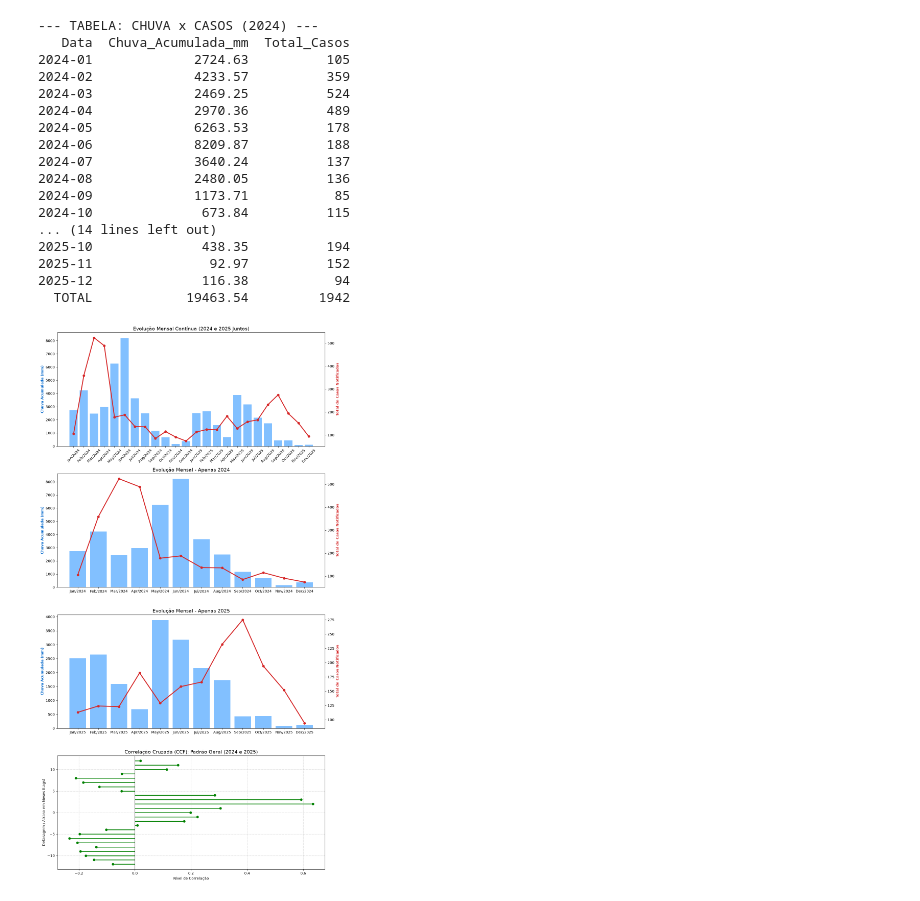
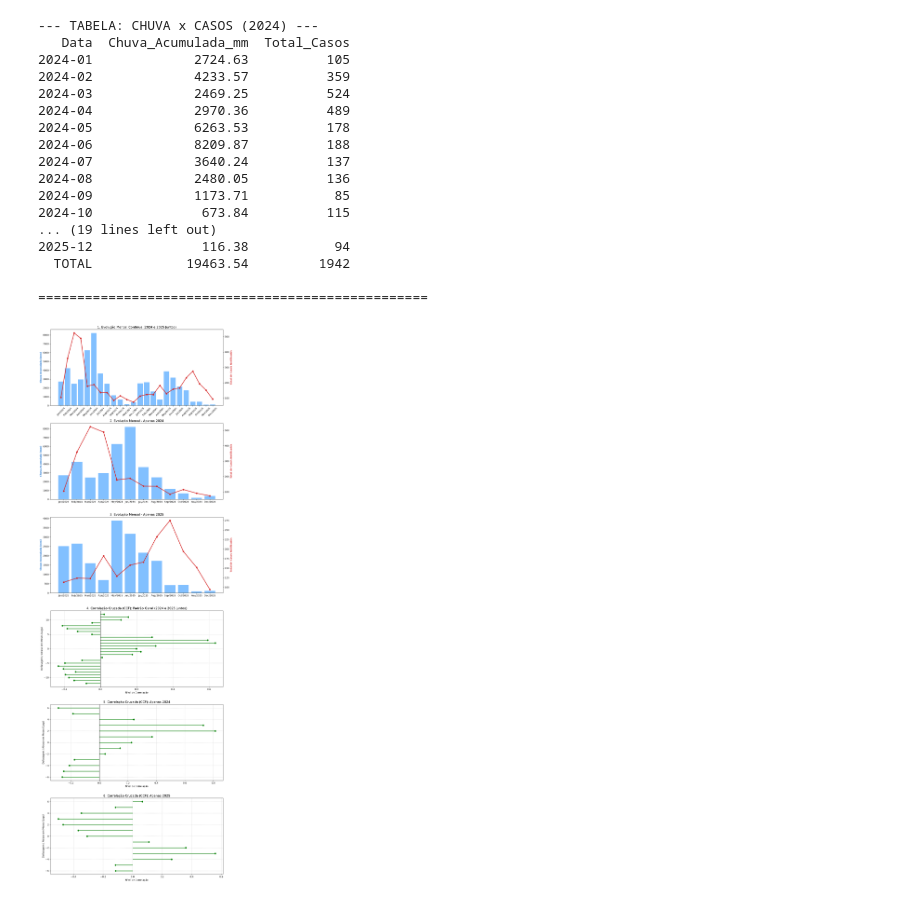
Before and after one commit to beatrizloyola/PULSO, a Jupyter notebook: spike_chuva_casos.ipynb, the cells around one changed output. Cells and saved outputs as stored; diff of their text form; code cells hidden in the pictures.

```diff
--- a/spike_chuva_casos.ipynb
+++ b/spike_chuva_casos.ipynb
@@ -44,80 +44,91 @@ def imprimir_tabela_ano(df_ano, ano_titulo):
     df_tab = pd.concat([df_tab, linha_total], ignore_index=True)
 
     print(f"--- TABELA: CHUVA x CASOS ({ano_titulo}) ---")
-    print(df_tab.to_string(index=False, max_rows=None)) # max_rows=None garante que imprime todos os 12 meses
+    print(df_tab.to_string(index=False, max_rows=None))
+    print("\n" + "="*50 + "\n")
 
-
-# Imprime as tabelas no terminal
 df_2024 = df_grafico[df_grafico['Ano'] == 2024]
 df_2025 = df_grafico[df_grafico['Ano'] == 2025]
 imprimir_tabela_ano(df_2024, "2024")
 imprimir_tabela_ano(df_2025, "2025")
 
-# 6. PLOTAR OS GRÁFICOS (4 Gráficos no total)
-fig, (ax1, ax2, ax3, ax4) = plt.subplots(4, 1, figsize=(12, 22))
+# 6. PLOTAR OS GRÁFICOS (6 Gráficos no total)
+# Aumentamos o tamanho da figura (figsize) para acomodar os 6 de forma legível
+fig, axs = plt.subplots(6, 1, figsize=(12, 34))
 
 # --- Gráfico 1: Sazonalidade Contínua (2024 e 2025 Juntos) ---
 meses_str_all = df_grafico.index.strftime('%b/%Y')
-ax1.bar(meses_str_all, df_grafico['Chuva_Acumulada_mm'], color='#4da6ff', alpha=0.7, label='Chuva (mm)')
-ax1.set_ylabel('Chuva Acumulada (mm)', color='#0066cc', fontweight='bold')
-ax1.tick_params(axis='x', rotation=45)
-ax1_twin = ax1.twinx()
+axs[0].bar(meses_str_all, df_grafico['Chuva_Acumulada_mm'], color='#4da6ff', alpha=0.7, label='Chuva (mm)')
+axs[0].set_ylabel('Chuva Acumulada (mm)', color='#0066cc', fontweight='bold')
+axs[0].tick_params(axis='x', rotation=45)
+ax1_twin = axs[0].twinx()
 ax1_twin.plot(meses_str_all, df_grafico['Total_Casos'], color='#d62728', marker='o', linewidth=2.5, label='Casos')
 ax1_twin.set_ylabel('Total de Casos Notificados', color='#d62728', fontweight='bold')
-ax1.set_title('Evolução Mensal Contínua (2024 e 2025 Juntos)', fontsize=14)
+axs[0].set_title('1. Evolução Mensal Contínua (2024 e 2025 Juntos)', fontsize=14)
 
 # --- Gráfico 2: Sazonalidade Apenas 2024 ---
 meses_str_2024 = df_2024.index.strftime('%b/%Y')
-ax2.bar(meses_str_2024, df_2024['Chuva_Acumulada_mm'], color='#4da6ff', alpha=0.7, label='Chuva (mm)')
-ax2.set_ylabel('Chuva Acumulada (mm)', color='#0066cc', fontweight='bold')
-ax2_twin = ax2.twinx()
+axs[1].bar(meses_str_2024, df_2024['Chuva_Acumulada_mm'], color='#4da6ff', alpha=0.7, label='Chuva (mm)')
+axs[1].set_ylabel('Chuva Acumulada (mm)', color='#0066cc', fontweight='bold')
+ax2_twin = axs[1].twinx()
 ax2_twin.plot(meses_str_2024, df_2024['Total_Casos'], color='#d62728', marker='o', linewidth=2.5, label='Casos')
 ax2_twin.set_ylabel('Total de Casos Notificados', color='#d62728', fontweight='bold')
-ax2.set_title('Evolução Mensal - Apenas 2024', fontsize=14)
+axs[1].set_title('2. Evolução Mensal - Apenas 2024', fontsize=14)
 
 # --- Gráfico 3: Sazonalidade Apenas 2025 ---
 meses_str_2025 = df_2025.index.strftime('%b/%Y')
-ax3.bar(meses_str_2025, df_2025['Chuva_Acumulada_mm'], color='#4da6ff', alpha=0.7, label='Chuva (mm)')
-ax3.set_ylabel('Chuva Acumulada (mm)', color='#0066cc', fontweight='bold')
-ax3_twin = ax3.twinx()
+axs[2].bar(meses_str_2025, df_2025['Chuva_Acumulada_mm'], color='#4da6ff', alpha=0.7, label='Chuva (mm)')
+axs[2].set_ylabel('Chuva Acumulada (mm)', color='#0066cc', fontweight='bold')
+ax3_twin = axs[2].twinx()
 ax3_twin.plot(meses_str_2025, df_2025['Total_Casos'], color='#d62728', marker='o', linewidth=2.5, label='Casos')
 ax3_twin.set_ylabel('Total de Casos Notificados', color='#d62728', fontweight='bold')
-ax3.set_title('Evolução Mensal - Apenas 2025', fontsize=14)
+axs[2].set_title('3. Evolução Mensal - Apenas 2025', fontsize=14)
 
-# --- Gráfico 4: CCF (Ambos os anos juntos - Versão Horizontal) ---
-chuva_calc = df_grafico['Chuva_Acumulada_mm'] - df_grafico['Chuva_Acumulada_mm'].mean()
-casos_calc = df_grafico['Total_Casos'] - df_grafico['Total_Casos'].mean()
+# =========================================================================
+# FUNÇÃO REUTILIZÁVEL PARA DESENHAR OS CCF NA HORIZONTAL
+# =========================================================================
+def plot_ccf_horizontal(ax, df_fonte, max_lags, titulo):
+    chuva_calc = df_fonte['Chuva_Acumulada_mm'] - df_fonte['Chuva_Acumulada_mm'].mean()
+    casos_calc = df_fonte['Total_Casos'] - df_fonte['Total_Casos'].mean()
 
-lags, c, _, _ = ax4.xcorr(chuva_calc, casos_calc, maxlags=12)
-ax4.clear()
+    lags, c, _, _ = ax.xcorr(chuva_calc, casos_calc, maxlags=max_lags)
+    ax.clear()
 
-ax4.hlines(lags, 0, c, colors='green', linewidth=2)
-ax4.plot(c, lags, 'go')
+    ax.hlines(lags, 0, c, colors='green', linewidth=2)
+    ax.plot(c, lags, 'go')
+    ax.set_title(titulo, fontsize=14)
+    ax.set_ylabel('Defasagem / Atraso em Meses (Lags)')
+    ax.set_xlabel('Nível de Correlação')
+    ax.grid(True, linestyle='--', alpha=0.6)
+    ax.axvline(0, color='black', linewidth=0.8)
 
-ax4.set_title('Correlação Cruzada (CCF): Padrão Geral (2024 e 2025)', fontsize=14)
-ax4.set_ylabel('Defasagem / Atraso em Meses (Lags)')
-ax4.set_xlabel('Nível de Correlação')
-ax4.grid(True, linestyle='--', alpha=0.6)
-ax4.axvline(0, color='black', linewidth=0.8)
+# --- Gráfico 4: CCF Conjunto (Testa até 12 meses de atraso) ---
+plot_ccf_horizontal(axs[3], df_grafico, 12, '4. Correlação Cruzada (CCF): Padrão Geral (2024 e 2025 juntos)')
+
+# --- Gráfico 5: CCF 2024 (Testa até 6 meses de atraso) ---
+plot_ccf_horizontal(axs[4], df_2024, 6, '5. Correlação Cruzada (CCF): Apenas 2024')
+
+# --- Gráfico 6: CCF 2025 (Testa até 6 meses de atraso) ---
+plot_ccf_horizontal(axs[5], df_2025, 6, '6. Correlação Cruzada (CCF): Apenas 2025')
 
 plt.tight_layout()
 plt.show()
 # %% [output]
 --- TABELA: CHUVA x CASOS (2024) ---
    Data  Chuva_Acumulada_mm  Total_Casos
 2024-01             2724.63          105
 2024-02             4233.57          359
 2024-03             2469.25          524
 2024-04             2970.36          489
 2024-05             6263.53          178
 2024-06             8209.87          188
 2024-07             3640.24          137
 2024-08             2480.05          136
 2024-09             1173.71           85
 2024-10              673.84          115
-... (14 lines left out)
-2025-10              438.35          194
-2025-11               92.97          152
+... (19 lines left out)
 2025-12              116.38           94
   TOTAL            19463.54         1942
+
+==================================================
-[figure, old version]
+[figure, new version]
```
